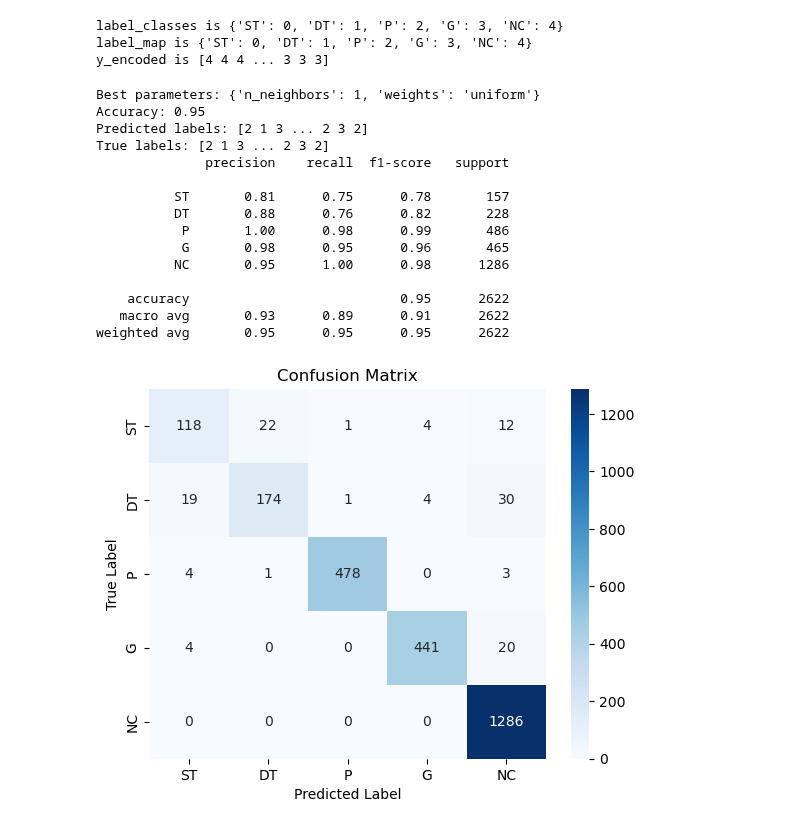
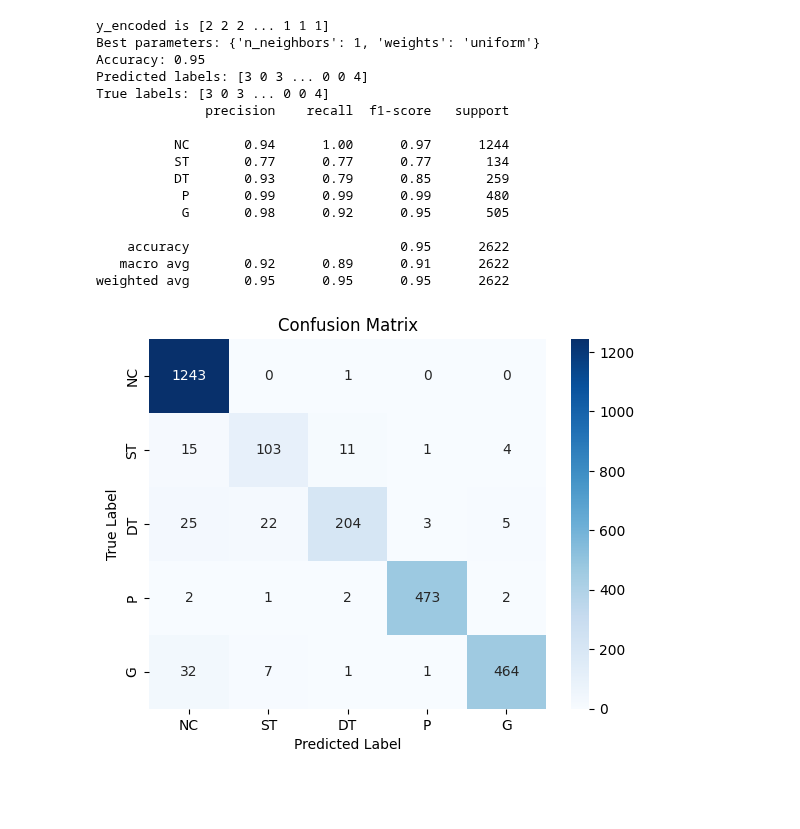
Before and after one commit to MindLabZHAW/tactileGestureDetection, a Jupyter notebook: AIModels/KNN_test.ipynb, the cells around one changed output. Saved outputs shown, nothing was run; the diff lists cells and outputs as text; code cells hidden in the pictures; blank space fills up the shorter version.

```diff
--- a/AIModels/KNN_test.ipynb
+++ b/AIModels/KNN_test.ipynb
@@ -75,12 +75,11 @@ y = np.array(y_list)
 # print(f"y is {y} and length is {len(y)}")
 
 # Encode labels
-label_classes = { 0:"NC",1:"ST", 2:"DT", 3:"P", 4:"G"}
+label_classes = { "NC":0,"ST":1, "DT":2, "P":3,"G":4}
 # print(f"label_classes is {label_classes}")
 label_map = {key:value for key, value in label_classes.items()}
-# print(f"label_map is {label_map}")
 y_encoded = np.array([label_map[key] for key in y])
-# print(f"y_encoded is {y_encoded}")
+print(f"y_encoded is {y_encoded}")
 
 # Standardize the features
 scaler = StandardScaler()
@@ -114,49 +113,47 @@ print(f'Best parameters: {best_params}')
 best_knn = grid_search.best_estimator_
 
 # Perform cross-validation on the training set
 cv_scores = cross_val_score(best_knn, X_train, y_train, cv=5)
 
 # Predict
 y_pred = best_knn.predict(X_test)
 
 # Evaluate accuracy
 accuracy = accuracy_score(y_test, y_pred)
 print(f'Accuracy: {accuracy:.2f}')
 
 # Print predicted and true labels
 print(f'Predicted labels: {y_pred}')
 print(f'True labels: {y_test}')
 
 # Display classification report
 print(classification_report(y_test, y_pred, target_names=label_classes))
 
 # Confusion matrix
 conf_matrix = confusion_matrix(y_test, y_pred)
 
 # Plot confusion matrix using seaborn
 plt.figure()
 sns.heatmap(conf_matrix, annot=True, fmt='d', cmap='Blues', xticklabels=label_classes, yticklabels=label_classes)
 plt.xlabel('Predicted Label')
 plt.ylabel('True Label')
 plt.title('Confusion Matrix')
 plt.show()
 # %% [output]
-label_classes is {'ST': 0, 'DT': 1, 'P': 2, 'G': 3, 'NC': 4}
-label_map is {'ST': 0, 'DT': 1, 'P': 2, 'G': 3, 'NC': 4}
-y_encoded is [4 4 4 ... 3 3 3]
+y_encoded is [2 2 2 ... 1 1 1]
+Best parameters: {'n_neighbors': 1, 'weights': 'uniform'}
+Accuracy: 0.95
+Predicted labels: [3 0 3 ... 0 0 4]
+True labels: [3 0 3 ... 0 0 4]
+              precision    recall  f1-score   support
+
+          NC       0.94      1.00      0.97      1244
+          ST       0.77      0.77      0.77       134
+          DT       0.93      0.79      0.85       259
+           P       0.99      0.99      0.99       480
+           G       0.98      0.92      0.95       505
+
+    accuracy                           0.95      2622
+   macro avg       0.92      0.89      0.91      2622
+weighted avg       0.95      0.95      0.95      2622
-Best parameters: {'n_neighbors': 1, 'weights': 'uniform'}
-Accuracy: 0.95
-Predicted labels: [2 1 3 ... 2 3 2]
-True labels: [2 1 3 ... 2 3 2]
-              precision    recall  f1-score   support
-
-          ST       0.81      0.75      0.78       157
-          DT       0.88      0.76      0.82       228
-           P       1.00      0.98      0.99       486
-           G       0.98      0.95      0.96       465
-          NC       0.95      1.00      0.98      1286
-
-    accuracy                           0.95      2622
-   macro avg       0.93      0.89      0.91      2622
-weighted avg       0.95      0.95      0.95      2622
-[figure, old version]
+[figure, new version]
```
Also changed, not shown: 1 other file.
